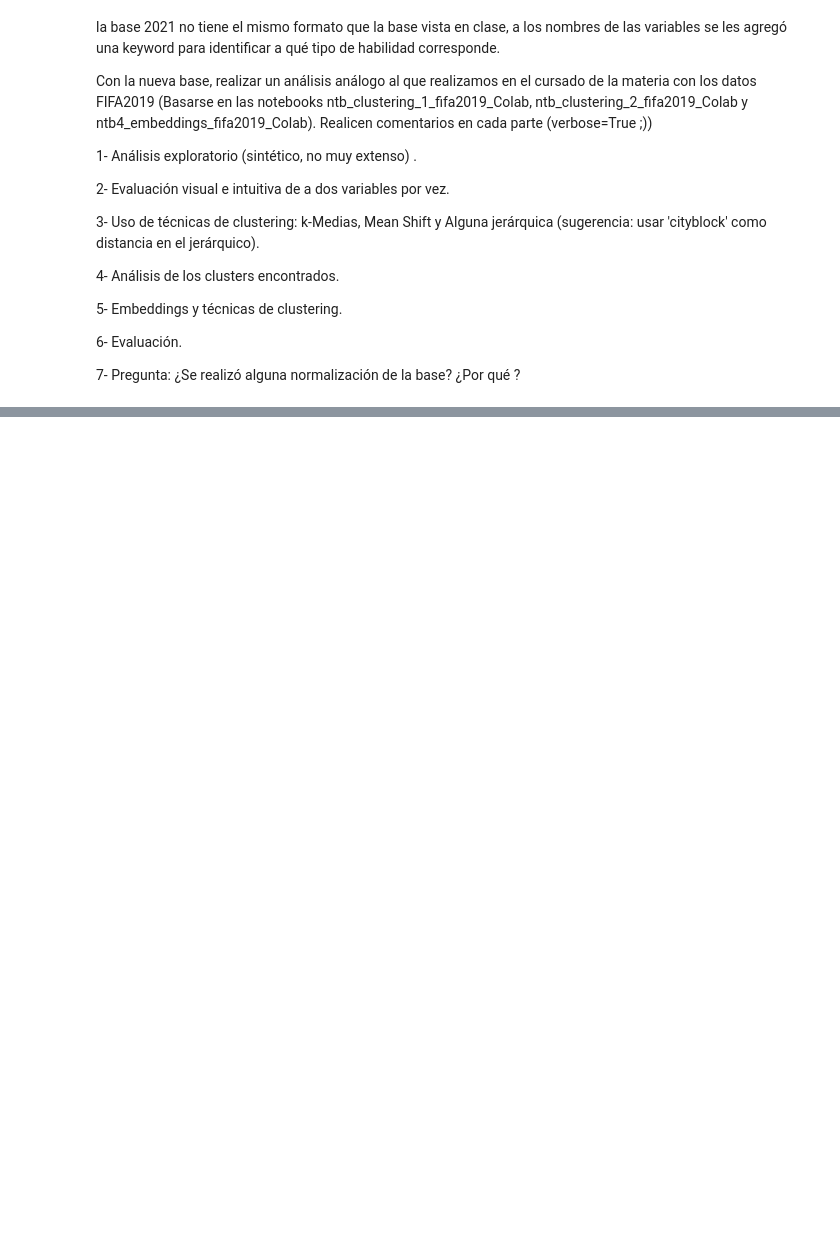
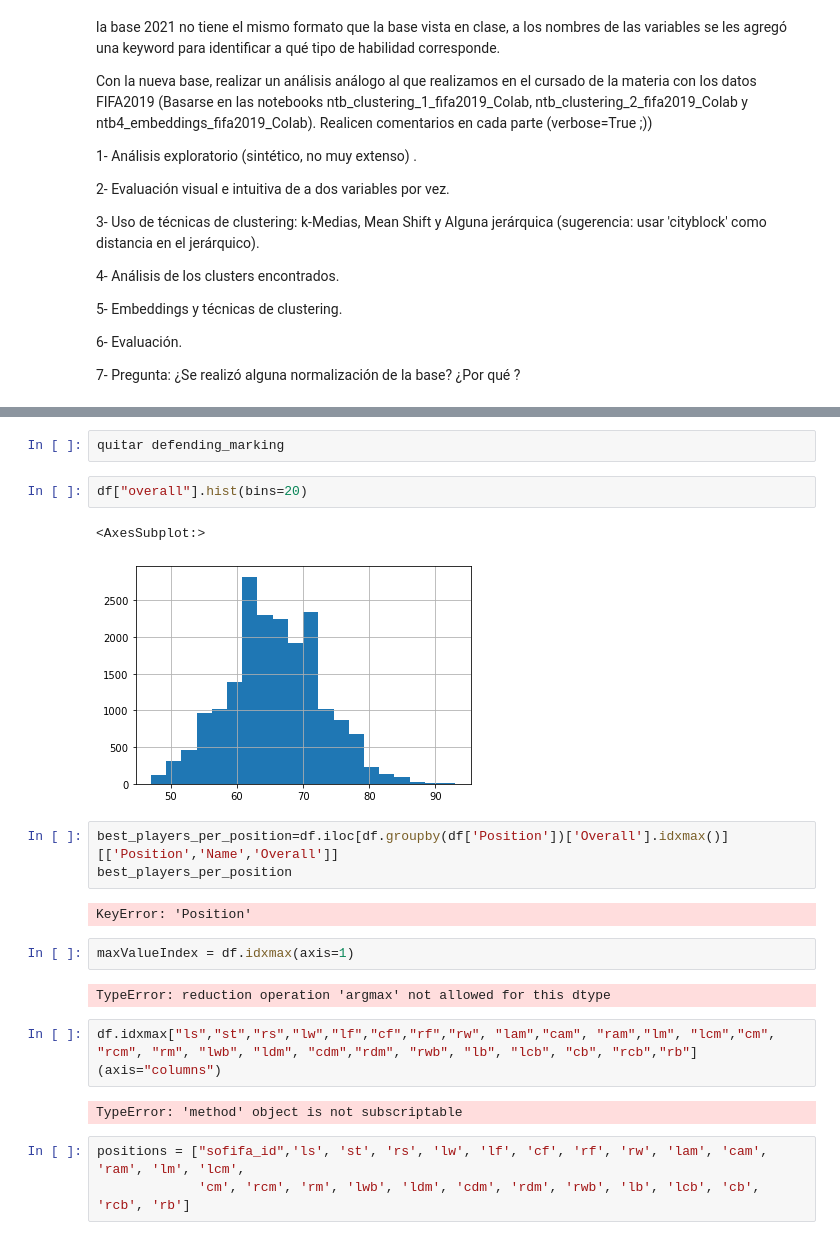
Before and after one commit to DiploDatos-Grupo2/AprendizajeNoSupervisado, a Jupyter notebook: TrabajoEntregable.ipynb, the cells around one changed output, grey strips where cells are left out. Saved outputs shown, nothing was run; the diff lists cells and outputs as text; blank space fills up the shorter version.

```diff
--- a/TrabajoEntregable.ipynb
+++ b/TrabajoEntregable.ipynb
@@ -29,0 +107,23 @@ Con la nueva base, realizar un análisis análogo al que realizamos en el cursad
+# %%
+quitar defending_marking
+# %%
+df["overall"].hist(bins=20)
+# %% [output]
+<AxesSubplot:>
+[figure, added]
+# %%
+best_players_per_position=df.iloc[df.groupby(df['Position'])['Overall'].idxmax()][['Position','Name','Overall']]
+best_players_per_position
+# %% [output]
+KeyError: 'Position'
+# %%
+maxValueIndex = df.idxmax(axis=1)
+# %% [output]
+TypeError: reduction operation 'argmax' not allowed for this dtype
+# %%
+df.idxmax["ls","st","rs","lw","lf","cf","rf","rw", "lam","cam", "ram","lm", "lcm","cm", "rcm", "rm", "lwb", "ldm", "cdm","rdm", "rwb", "lb", "lcb", "cb", "rcb","rb"](axis="columns")
+# %% [output]
+TypeError: 'method' object is not subscriptable
+# %%
+positions = ["sofifa_id",'ls', 'st', 'rs', 'lw', 'lf', 'cf', 'rf', 'rw', 'lam', 'cam', 'ram', 'lm', 'lcm',
+             'cm', 'rcm', 'rm', 'lwb', 'ldm', 'cdm', 'rdm', 'rwb', 'lb', 'lcb', 'cb', 'rcb', 'rb']
```
Also changed, not shown: parts of 17 cells of this notebook, 1 other file.
